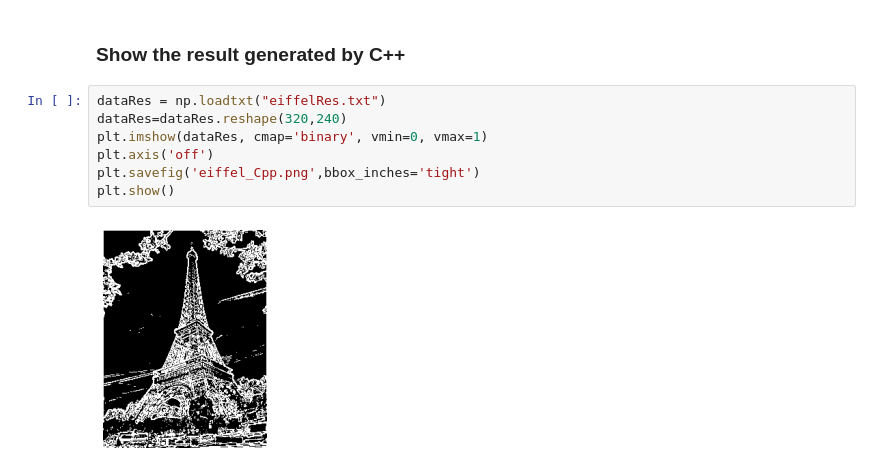
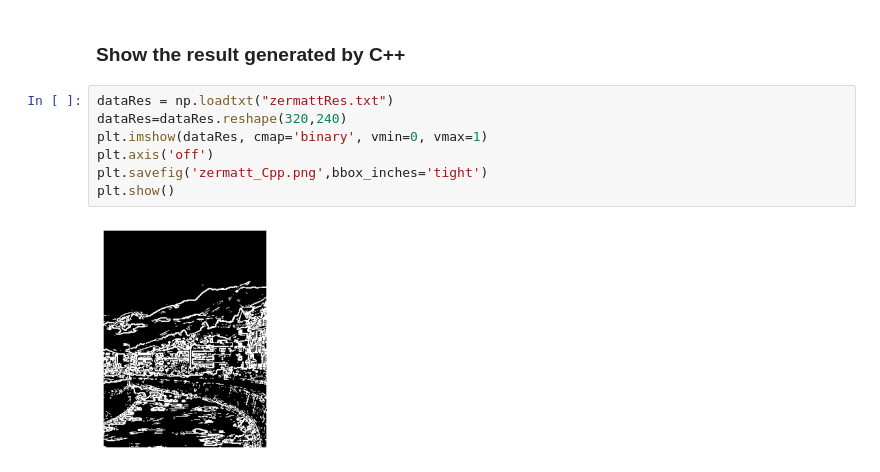
Before and after one commit to XufengGAO/Real_Time_Embedded_System, a Jupyter notebook: mini_project/edge_detection/Python/sobel_op.ipynb, the cells around one changed output. Cells and saved outputs as stored; diff of their text form.

```diff
--- a/mini_project/edge_detection/sobel_op.ipynb
+++ b/mini_project/edge_detection/Python/sobel_op.ipynb
@@ -59,11 +59,11 @@ plt.show()
 # %% [markdown]
 ### Show the result generated by C++
 # %%
-dataRes = np.loadtxt("eiffelRes.txt")
+dataRes = np.loadtxt("zermattRes.txt")
 dataRes=dataRes.reshape(320,240)
 plt.imshow(dataRes, cmap='binary', vmin=0, vmax=1)
 plt.axis('off')
-plt.savefig('eiffel_Cpp.png',bbox_inches='tight')
+plt.savefig('zermatt_Cpp.png',bbox_inches='tight')
 plt.show()
 # %% [output]
-[figure, old version]
+[figure, new version]
```
Also changed, not shown: 1 other file.
